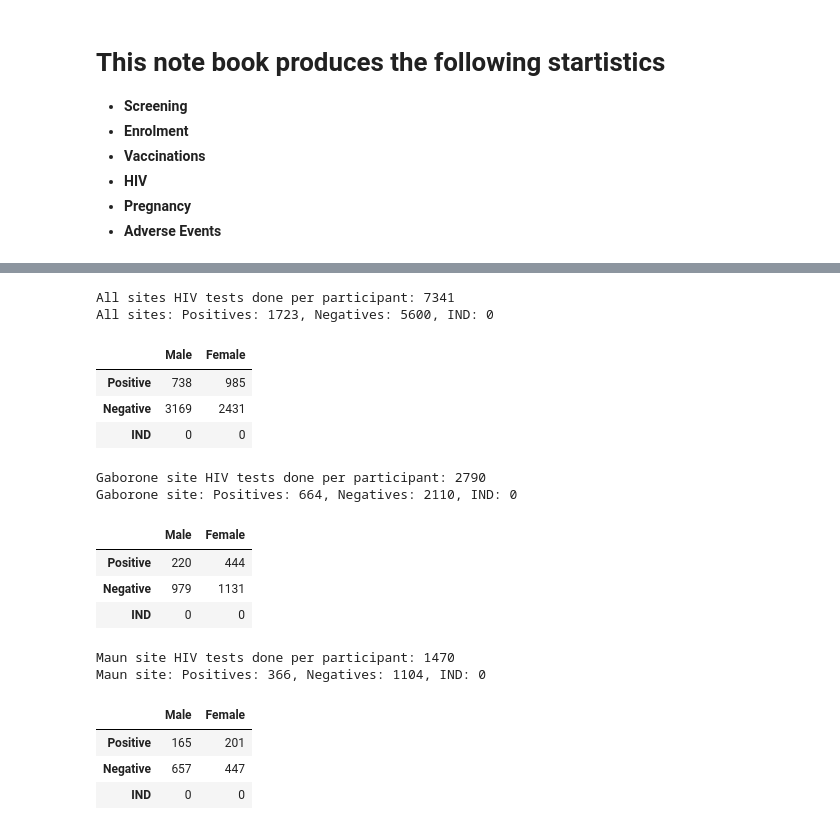
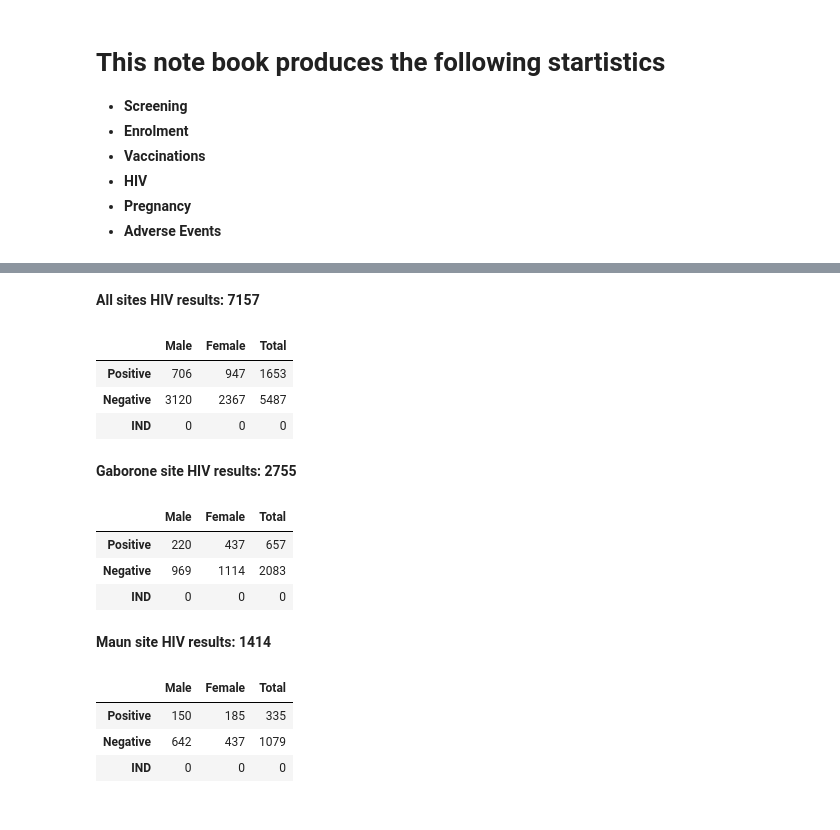
Before and after one commit to geek911/esr21, a Jupyter notebook: notebooks/azd_report_starts.ipynb, the cells around one changed output, grey strips where cells are left out. Cells and saved outputs as stored; diff of their text form; code cells hidden in the pictures.

```diff
--- a/notebooks/azd_report_starts.ipynb
+++ b/notebooks/azd_report_starts.ipynb
@@ -572,16 +619,8 @@ display(HTML(df.to_html()))
 # %%
 #All Sites HIV data
 from django.db.models import Q
+# HIV tests done
 
-# HIV tests done
-hiv_testing = RapidHIVTesting.objects.filter(created__lte=created, hiv_testing_consent='Yes')
-
-neg = hiv_testing.filter(rapid_test_result='NEG').values_list(
-    'subject_visit__subject_identifier', flat=True)
-pos = hiv_testing.filter(Q(rapid_test_result='POS') | Q(hiv_result='POS')).values_list(
-    'subject_visit__subject_identifier', flat=True)
-ind = hiv_testing.filter(rapid_test_result='IND').values_list(
-    'subject_visit__subject_identifier', flat=True)
 
 #Gender
 
@@ -594,46 +633,50 @@ neg_other = InformedConsent.objects.filter(gender='OTHER', subject_identifier__i
 pos_male = InformedConsent.objects.filter(gender='M', subject_identifier__in=list(set(pos)))
 pos_female = InformedConsent.objects.filter(gender='F', subject_identifier__in=list(set(pos)))
 npos_other = InformedConsent.objects.filter(gender='OTHER', subject_identifier__in=list(set(pos)))
 
 #IND
 ind_male = InformedConsent.objects.filter(gender='M', subject_identifier__in=list(set(ind)))
 ind_female = InformedConsent.objects.filter(gender='F', subject_identifier__in=list(set(ind)))
 ind_other = InformedConsent.objects.filter(gender='OTHER', subject_identifier__in=list(set(ind)))
 
-print(f"All sites HIV tests done per participant: {hiv_testing.count()}")
-print(f"All sites: Positives: {len(list(set(pos)))}, Negatives: {len(list(set(neg)))}, IND: {len(list(set(ind)))}")
 dt = [
     [
         len(list(set(pos_male))),
         len(list(set(pos_female))),
+        len(list(set(pos))),
     ],
 
     [
         len(list(set(neg_male))),
         len(list(set(neg_female))),
+        len(list(set(neg))),
     ],
 
     [
         len(list(set(ind_male))),
         len(list(set(ind_female))),
+        len(list(set(ind))),
     ]
 ]
 df = pd.DataFrame(
-    dt, columns=['Male', 'Female'],
+    dt, columns=['Male', 'Female', 'Total'],
     index=['Positive', 'Negative', 'IND']
 )
+display(Markdown(f"**All sites HIV results: {hiv_testing.count()}**"))
 display(HTML(df.to_html()))
 # %% [output]
-All sites HIV tests done per participant: 7341
-All sites: Positives: 1723, Negatives: 5600, IND: 0
+**All sites HIV results: 7157**
-|  | Male | Female |
-| Positive | 738 | 985 |
-| Negative | 3169 | 2431 |
-| IND | 0 | 0 |
+|  | Male | Female | Total |
+| Positive | 706 | 947 | 1653 |
+| Negative | 3120 | 2367 | 5487 |
+| IND | 0 | 0 | 0 |
 # %%
 # HIV data Gaborone Site
 from django.db.models import Q
-hiv_testing = RapidHIVTesting.objects.filter(hiv_testing_consent='Yes', site_id=40, created__lte=created)
+hiv_testing = RapidHIVTesting.objects.filter(
+    hiv_testing_consent='Yes', site_id=40, created__lte=created,
+    subject_visit__subject_identifier__in=enrolment_all_sites
+)
 
 neg = hiv_testing.filter(rapid_test_result='NEG').values_list(
     'subject_visit__subject_identifier', flat=True)
@@ -659,41 +702,44 @@ ind_male = InformedConsent.objects.filter(gender='M', subject_identifier__in=lis
 ind_female = InformedConsent.objects.filter(gender='F', subject_identifier__in=list(set(ind)))
 ind_other = InformedConsent.objects.filter(gender='OTHER', subject_identifier__in=list(set(ind)))
 
-print(f"Gaborone site HIV tests done per participant: {hiv_testing.count()}")
-print(f"Gaborone site: Positives: {len(list(set(pos)))}, Negatives: {len(list(set(neg)))}, IND: {len(list(set(ind)))}")
-
 dt = [
     [
         len(list(set(pos_male))),
         len(list(set(pos_female))),
+        len(list(set(pos))),
     ],
 
     [
         len(list(set(neg_male))),
         len(list(set(neg_female))),
+        len(list(set(neg))),
     ],
 
     [
         len(list(set(ind_male))),
         len(list(set(ind_female))),
+        len(list(set(ind))),
     ]
 ]
 df = pd.DataFrame(
-    dt, columns=['Male', 'Female'],
+    dt, columns=['Male', 'Female', 'Total'],
     index=['Positive', 'Negative', 'IND']
 )
+display(Markdown(f"**Gaborone site HIV results: {hiv_testing.count()}**"))
 display(HTML(df.to_html()))
 # %% [output]
-Gaborone site HIV tests done per participant: 2790
-Gaborone site: Positives: 664, Negatives: 2110, IND: 0
+**Gaborone site HIV results: 2755**
-|  | Male | Female |
-| Positive | 220 | 444 |
-| Negative | 979 | 1131 |
-| IND | 0 | 0 |
+|  | Male | Female | Total |
+| Positive | 220 | 437 | 657 |
+| Negative | 969 | 1114 | 2083 |
+| IND | 0 | 0 | 0 |
 # %%
 # HIV data Maun Site
 from django.db.models import Q
-hiv_testing = RapidHIVTesting.objects.filter(hiv_testing_consent='Yes', site_id=41, created__lte=created)
+hiv_testing = RapidHIVTesting.objects.filter(
+    hiv_testing_consent='Yes', site_id=41, created__lte=created,
+    subject_visit__subject_identifier__in=enrolment_all_sites
+)
 
 neg = hiv_testing.filter(rapid_test_result='NEG').values_list(
     'subject_visit__subject_identifier', flat=True)
@@ -719,37 +765,37 @@ ind_male = InformedConsent.objects.filter(gender='M', subject_identifier__in=lis
 ind_female = InformedConsent.objects.filter(gender='F', subject_identifier__in=list(set(ind)))
 ind_other = InformedConsent.objects.filter(gender='OTHER', subject_identifier__in=list(set(ind)))
 
-print(f"Maun site HIV tests done per participant: {hiv_testing.count()}")
-print(f"Maun site: Positives: {len(list(set(pos)))}, Negatives: {len(list(set(neg)))}, IND: {len(list(set(ind)))}")
-
 dt = [
     [
         len(list(set(pos_male))),
         len(list(set(pos_female))),
+        len(list(set(pos))),
     ],
 
     [
         len(list(set(neg_male))),
         len(list(set(neg_female))),
+        len(list(set(neg))),
     ],
 
     [
         len(list(set(ind_male))),
         len(list(set(ind_female))),
+        len(list(set(ind))),
     ]
 ]
 df = pd.DataFrame(
-    dt, columns=['Male', 'Female'],
+    dt, columns=['Male', 'Female', 'Total'],
     index=['Positive', 'Negative', 'IND']
 )
+display(Markdown(f"**Maun site HIV results: {hiv_testing.count()}**"))
 display(HTML(df.to_html()))
 # %% [output]
-Maun site HIV tests done per participant: 1470
-Maun site: Positives: 366, Negatives: 1104, IND: 0
+**Maun site HIV results: 1414**
-|  | Male | Female |
-| Positive | 165 | 201 |
-| Negative | 657 | 447 |
-| IND | 0 | 0 |
+|  | Male | Female | Total |
+| Positive | 150 | 185 | 335 |
+| Negative | 642 | 437 | 1079 |
+| IND | 0 | 0 | 0 |
 # %%
 # HIV data Serowe Site
 from django.db.models import Q
```
Also changed, not shown: parts of 18 cells of this notebook.
